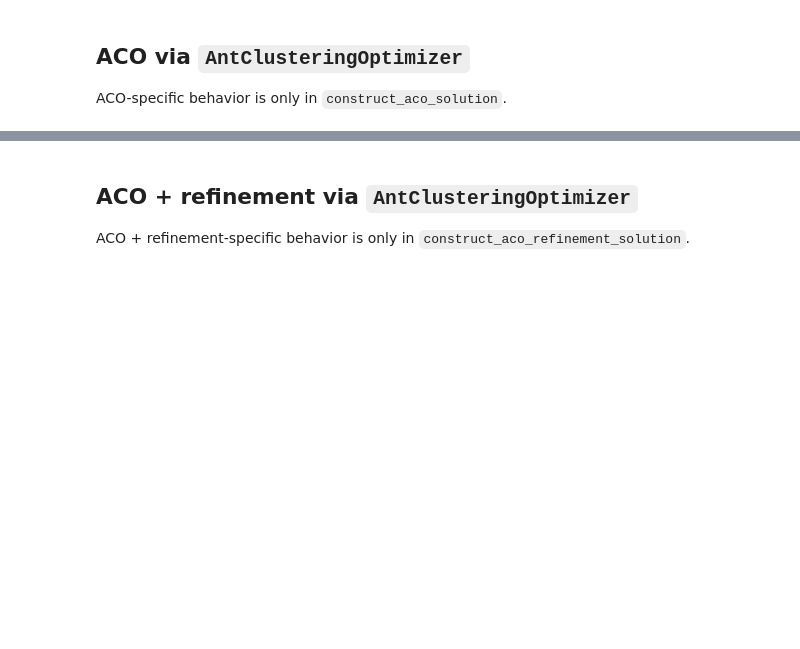
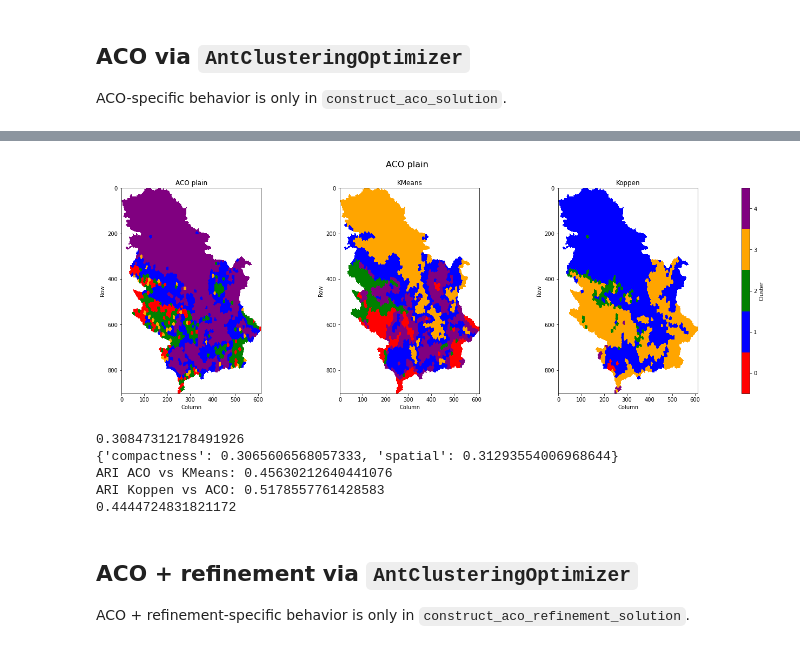
Before and after one commit to AleksandraRuzic/aco-climate-regionalization-serbia, a Jupyter notebook: notebooks/test_ant_optimizer_aco_refinement_kmeans.ipynb, the cells around one changed output, grey strips where cells are left out. Cells and saved outputs as stored; diff of their text form; code cells hidden in the pictures; blank space fills up the shorter version.

```diff
--- a/notebooks/test_ant_optimizer_aco_refinement_kmeans.ipynb
+++ b/notebooks/test_ant_optimizer_aco_refinement_kmeans.ipynb
@@ -67,7 +86,7 @@ DATA_PATH = "../../df_valid.csv"
 MODE = "superpixels"
 
 # "koppen", "raw", or "pca_before_superpixels"
-FEATURE_MODE = "raw"
+FEATURE_MODE = "koppen"
 
 N_CLUSTERS = 5
 TARGET_SIZE = 150
@@ -190,0 +210,5 @@ COMMON_PHEROMONE_UPDATE_KWARGS = {
+# %%
+SNN_FITNESS_KWARGS = {
+    "w_snn": 0.7,
+    "snn_graph": snn_graph,
+}
@@ -239,8 +317,11 @@ aco = AntClusteringOptimizer(
         "centroid": False
     },
 
-    fitness_fn=fitness_weighted_sum,
-    fitness_kwargs=COMMON_FITNESS_KWARGS,
+    fitness_fn=snn_spatial_fitness,
+    fitness_kwargs={
+        **SNN_FITNESS_KWARGS,
+        **COMMON_FITNESS_KWARGS,
+    },
 
     pheromone_init_fn=initialize_node_cluster_pheromone,
     pheromone_init_kwargs=COMMON_PHEROMONE_INIT_KWARGS,
@@ -280,4 +361,48 @@ Iter 20/20 | iter_best=0.3878 | iter_mean=0.3979 | iter_std=0.0079 | global_best
 <moduli.ant_clustering_optimizer.AntClusteringOptimizer at 0x...>
+# %%
+plot_cluster_comparison(
+    df=df_model,
+    label_dict={
+        "ACO plain": aco.labels_,
+        "KMeans": kmeans.labels_,
+        "Koppen": koppen_labels["0"],
+    },
+    node_col=node_col,
+    n_clusters=N_CLUSTERS,
+    title=f"ACO plain",
+)
+
+aco_centroid_fitness, aco_centroid_terms = fitness_weighted_sum(
+    X=X,
+    labels=aco.labels_,
+    centroids=aco.centroids_,
+    weights=weights,
+    neighbors=neighbors,
+    **CENTROID_FITNESS_KWARGS,
+    **COMMON_FITNESS_KWARGS,
+)
+print(aco_centroid_fitness)
+print(aco_centroid_terms)
+print("ARI ACO vs KMeans:", adjusted_rand_score(aco.labels_, kmeans.labels_))
+print("ARI Koppen vs ACO:", adjusted_rand_score(aco.labels_, koppen_labels["0"]))
+
+overall_aco, per_cluster_aco, merged_aco = evaluate_label_set(
+    method_name="ACO",
+    labels=aco.labels_,
+    data_df=df_model,
+    node_col=node_col,
+    vegetation=vegetation,
+    legend=legend,
+)
+
+print(overall_aco["weighted_combined_ecological_consistency"])
+# %% [output]
+[figure, added]
+0.30847312178491926
+{'compactness': 0.3065606568057333, 'spatial': 0.31293554006968644}
+ARI ACO vs KMeans: 0.45630212640441076
+ARI Koppen vs ACO: 0.5178557761428583
+0.4444724831821172
 # %% [markdown]
 ## ACO + refinement via `AntClusteringOptimizer`
 
```
Also changed, not shown: parts of 20 cells of this notebook, 5 other files.
